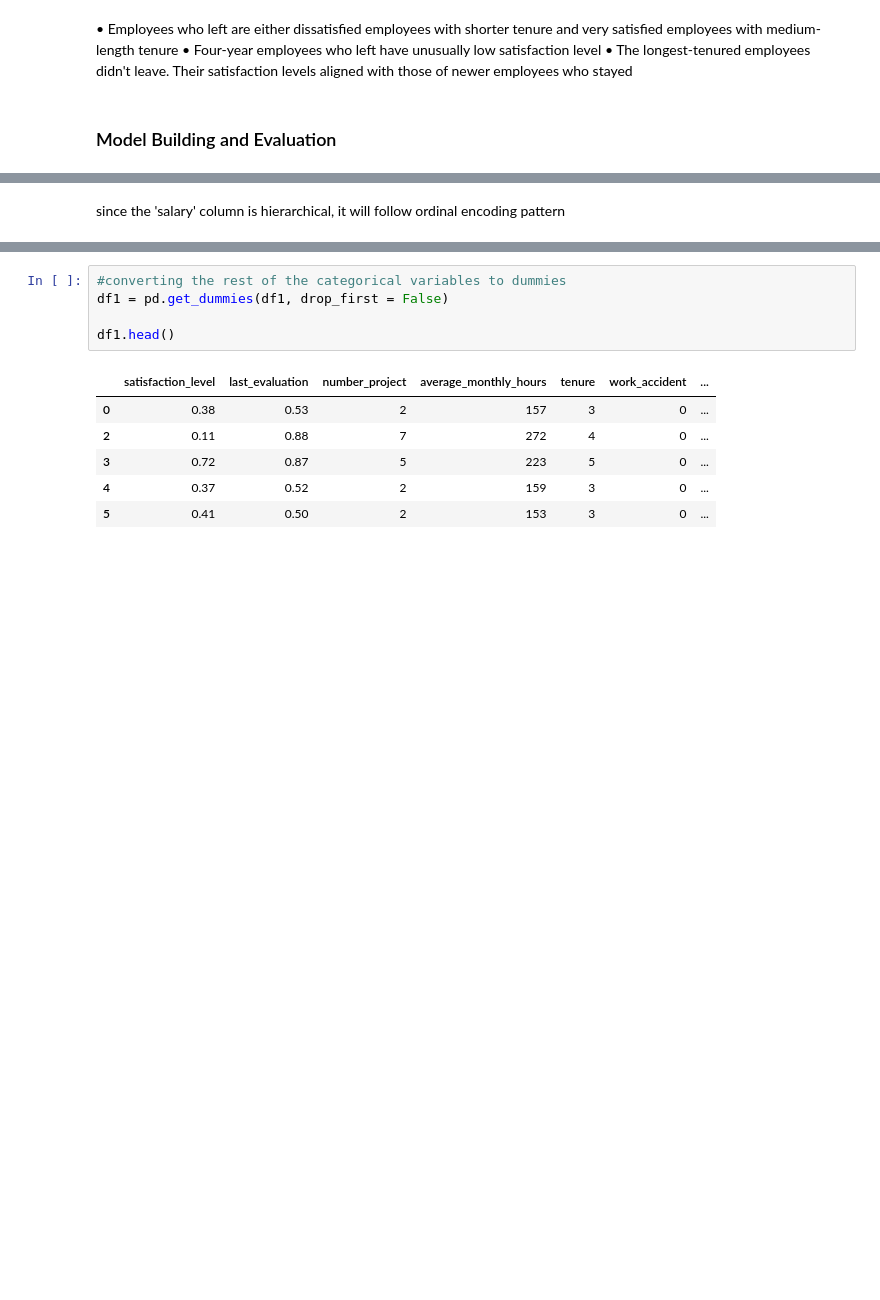
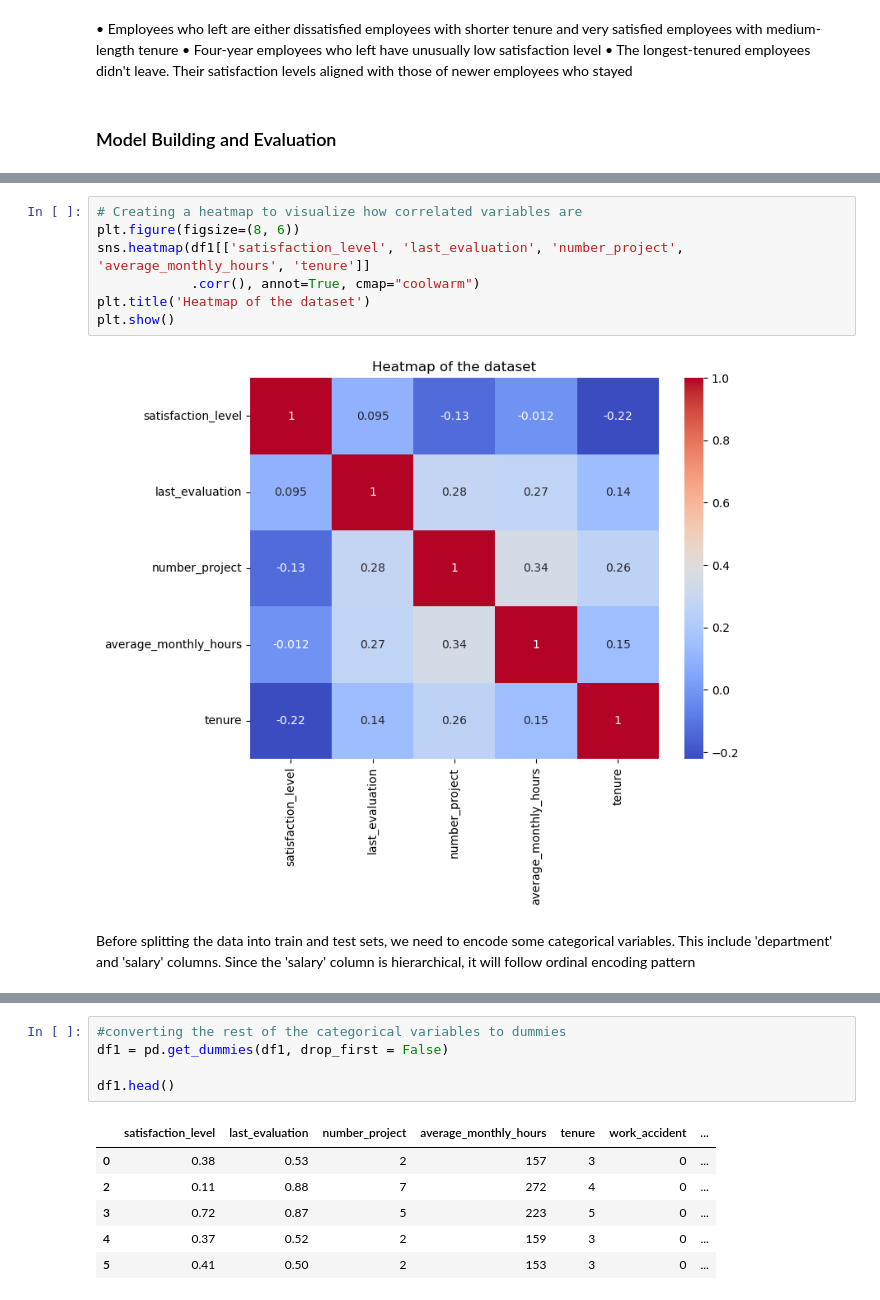
Before and after one commit to Ronke-Susan/Predictive-Modeling-for-Employee-Retention-A-Data-driven-Approach, a Jupyter notebook: Employee Retention Project.ipynb, the cells around one changed output, grey strips where cells are left out. Cells and saved outputs as stored; diff of their text form; blank space fills up the shorter version.

```diff
--- a/Employee Retention Project.ipynb
+++ b/Employee Retention Project.ipynb
@@ -422,5 +444,14 @@ df1.drop(outliers.index, inplace=True)
+# %%
+# Creating a heatmap to visualize how correlated variables are
+plt.figure(figsize=(8, 6))
+sns.heatmap(df1[['satisfaction_level', 'last_evaluation', 'number_project', 'average_monthly_hours', 'tenure']]
+            .corr(), annot=True, cmap="coolwarm")
+plt.title('Heatmap of the dataset')
+plt.show()
+# %% [output]
+[figure, added]
 # %% [markdown]
-since the 'salary' column is hierarchical, it will follow ordinal encoding pattern
+Before splitting the data into train and test sets, we need to encode some categorical variables. This include 'department' and 'salary' columns. Since the 'salary' column is hierarchical, it will follow ordinal encoding pattern
 # %%
 #encoding salary column
 ordinal_encoder = OrdinalEncoder(categories=[['low', 'medium', 'high']])
```
Also changed, not shown: parts of 24 cells of this notebook.
